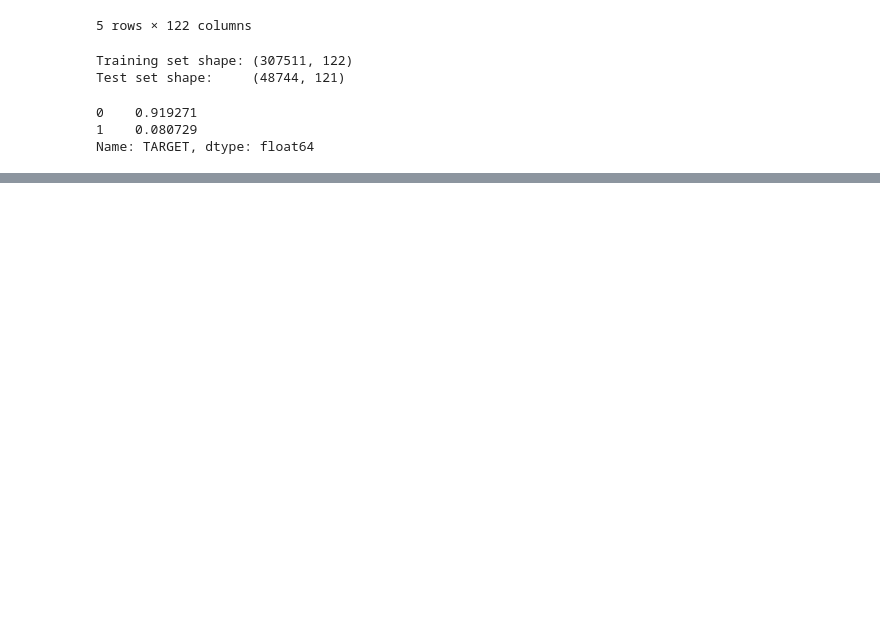
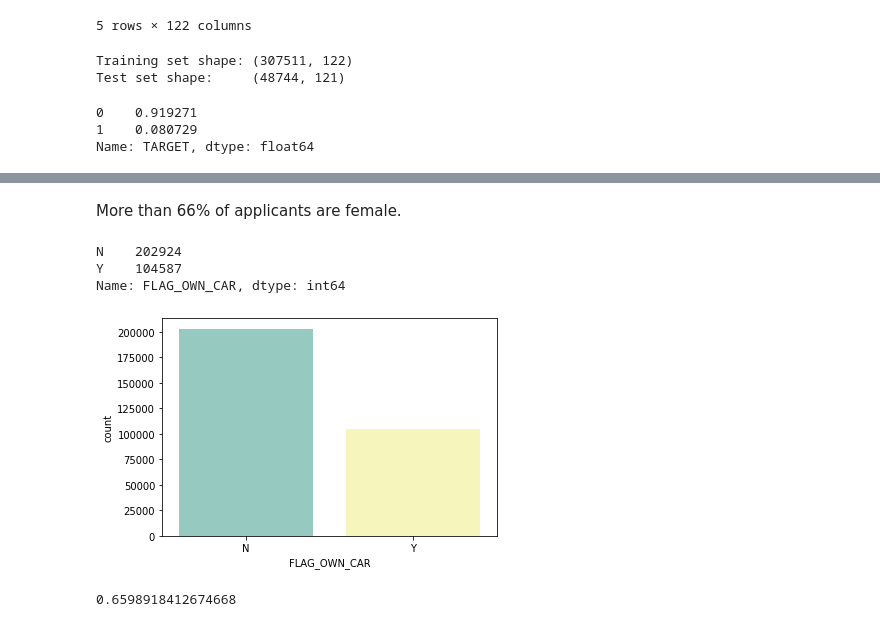
Before and after one commit to shabnami/Capstone_Project_Home_credit_dafault_risk, a Jupyter notebook: Capstone_Project_Home_Credit_Default_Risk.ipynb, the cells around one changed output, grey strips where cells are left out. Drawn from its saved outputs; the diff is of its cells as text; code cells hidden in the pictures; blank space fills up the shorter version.

```diff
--- a/Capstone_Project_Home_Credit_Default_Risk.ipynb
+++ b/Capstone_Project_Home_Credit_Default_Risk.ipynb
@@ -96,0 +189,17 @@ Name: TARGET, dtype: float64
+# %% [markdown]
+More than 66% of applicants are female.
+# %%
+print(train['FLAG_OWN_CAR'].value_counts())
+sns.countplot(train['FLAG_OWN_CAR'],palette='Set3')
+plt.savefig('flagcar.png',dpi=300,bbox_inches='tight')
+plt.show()
+# %% [output]
+N    202924
+Y    104587
+Name: FLAG_OWN_CAR, dtype: int64
+[figure, added]
+# %%
+a = train['FLAG_OWN_CAR'].value_counts()
+a.N/(a.N+a.Y)
+# %% [output]
+0.6598918412674668
```
Also changed, not shown: parts of 31 cells of this notebook.
